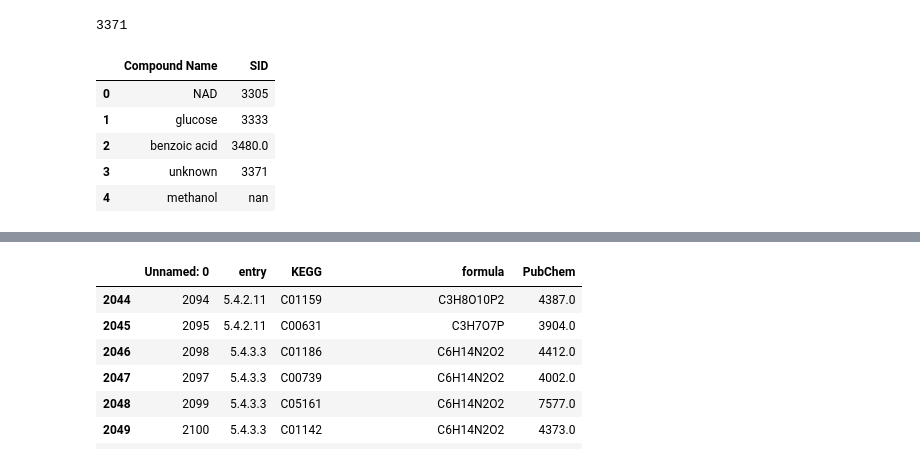
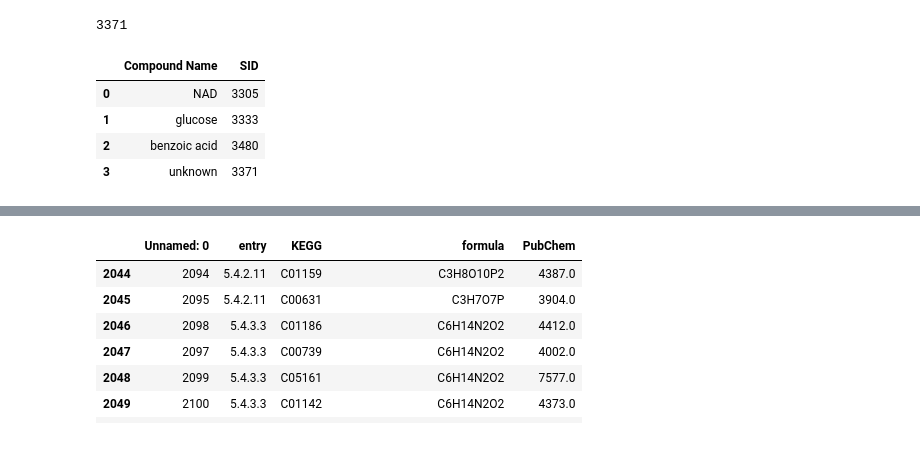
Before and after one commit to theicechol/metamoles, a Jupyter notebook: notebooks/Pubchem2SMILES.ipynb, the cells around one changed output, grey strips where cells are left out. Cells and saved outputs as stored; diff of their text form; code cells hidden in the pictures.

```diff
--- a/notebooks/Pubchem2SMILES.ipynb
+++ b/notebooks/Pubchem2SMILES.ipynb
@@ -142,19 +142,18 @@ value
 # %% [output]
 3371
 # %%
-sids = ['3305', '3333', '3480.0', '3371', 'nan']
-compounds = ['NAD', 'glucose', 'benzoic acid', 'unknown', 'methanol']
+sids = ['3305', '3333', '3480', '3371']
+compounds = ['NAD', 'glucose', 'benzoic acid', 'unknown']
 tuple_list = list(zip(compounds, sids))
 tuple_list
 devo_df = pd.DataFrame(tuple_list, columns=['Compound Name','SID'])
 devo_df
 # %% [output]
 |  | Compound Name | SID |
 | 0 | NAD | 3305 |
 | 1 | glucose | 3333 |
-| 2 | benzoic acid | 3480.0 |
+| 2 | benzoic acid | 3480 |
 | 3 | unknown | 3371 |
-| 4 | methanol | nan |
 # %%
 def sid_to_smiles(sid):
     """Takes an SID and prints the associated SMILES string."""
```
Also changed, not shown: parts of 2 cells of this notebook.
